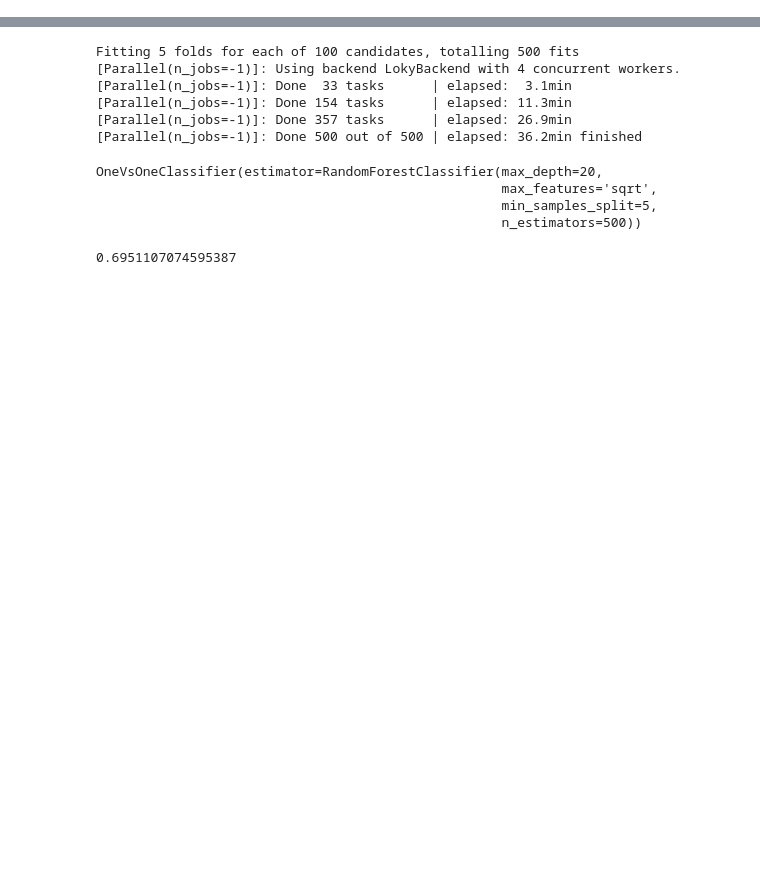
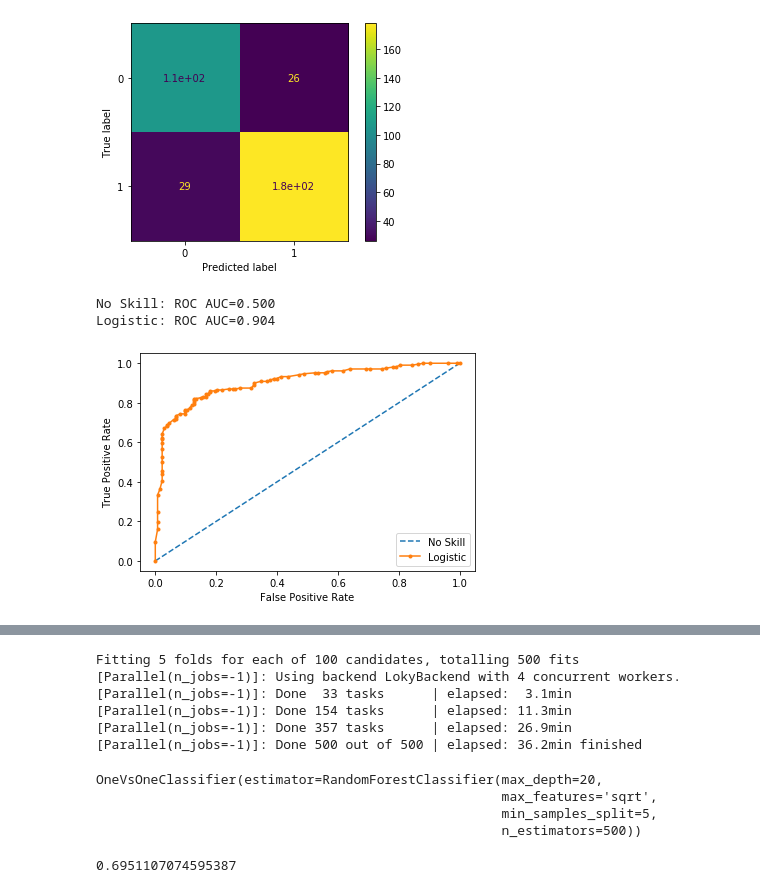
Before and after one commit to teehim/playlist_separator, a Jupyter notebook: track.ipynb, the cells around one changed output, grey strips where cells are left out. Cells and saved outputs as stored; diff of their text form; code cells hidden in the pictures; blank space fills up the shorter version.

```diff
--- a/track.ipynb
+++ b/track.ipynb
@@ -119,49 +118,60 @@ AttributeError: 'numpy.ndarray' object has no attribute 'get'
+# %%
+season = season.astype('category')
+season = season.cat.codes
+track_df_out.drop("season", axis=1, inplace=True)
 # %%
 from sklearn.neighbors import KNeighborsClassifier
 from sklearn.model_selection import train_test_split
-from sklearn.metrics import multilabel_confusion_matrix, plot_confusion_matrix
+from sklearn.metrics import multilabel_confusion_matrix, plot_confusion_matrix, roc_auc_score, roc_curve
+from sklearn.ensemble import RandomForestClassifier
+from matplotlib import pyplot
 
 X_train, X_test, y_train, y_test = train_test_split(track_df_out, season, test_size=0.30, random_state=33)
 ns_probs = [0 for _ in range(len(y_test))]
 # knn = KNeighborsClassifier(algorithm='brute', n_neighbors=95, p=1, weights='distance')
 rf = RandomForestClassifier()
 model = rf.fit(X_train, y_train)
-# lr_probs = model.predict_proba(X_test)
-y_pred = model.predict(X_test)
+lr_probs = model.predict_proba(X_test)
+# y_pred = model.predict(X_test)
 # model.score(X_test, y_test)
 # print(multilabel_confusion_matrix(y_test, y_pred))
-compare = pd.DataFrame({'actual': y_test, 'predict': y_pred})
-compare.to_csv('compare.csv')
-# plot_confusion_matrix(model, y_test, y_pred)
-# plt.show()
-# lr_probs = lr_probs[:, 1]
-# ns_auc = roc_auc_score(y_test, ns_probs)
-# lr_auc = roc_auc_score(y_test, lr_probs)
+# compare = pd.DataFrame({'actual': y_test, 'predict': y_pred})
+# compare.to_csv('compare.csv')
+plot_confusion_matrix(model, X_test, y_test)
+plt.show()
+lr_probs = lr_probs[:, 1]
+ns_auc = roc_auc_score(y_test, ns_probs)
+lr_auc = roc_auc_score(y_test, lr_probs)
 
-# print('No Skill: ROC AUC=%.3f' % (ns_auc))
-# print('Logistic: ROC AUC=%.3f' % (lr_auc))
+print('No Skill: ROC AUC=%.3f' % (ns_auc))
+print('Logistic: ROC AUC=%.3f' % (lr_auc))
 
-# ns_fpr, ns_tpr, _ = roc_curve(y_test, ns_probs)
-# lr_fpr, lr_tpr, _ = roc_curve(y_test, lr_probs)
+ns_fpr, ns_tpr, _ = roc_curve(y_test, ns_probs)
+lr_fpr, lr_tpr, _ = roc_curve(y_test, lr_probs)
 
-# pyplot.plot(ns_fpr, ns_tpr, linestyle='--', label='No Skill')
-# pyplot.plot(lr_fpr, lr_tpr, marker='.', label='Logistic')
+pyplot.plot(ns_fpr, ns_tpr, linestyle='--', label='No Skill')
+pyplot.plot(lr_fpr, lr_tpr, marker='.', label='Logistic')
 
-# pyplot.xlabel('False Positive Rate')
-# pyplot.ylabel('True Positive Rate')
+pyplot.xlabel('False Positive Rate')
+pyplot.ylabel('True Positive Rate')
 
-# pyplot.legend()
+pyplot.legend()
 
-# pyplot.show()
+pyplot.show()
 
 # fdf = pd.DataFrame(rf.feature_importances_, index=X_train.columns, columns=['imp'])
 # fdf = fdf.sort_values(by='imp', ascending=False)
 
 # features = []
 # for feature in zip(X_train.columns, rf.feature_importances_):
 #     features.append(feature[1])
 
 # print(fdf)
+# %% [output]
+[figure, added]
+No Skill: ROC AUC=0.500
+Logistic: ROC AUC=0.904
+[figure, added]
 # %%
 import xgboost as xgb
 X_train, X_test, y_train, y_test = train_test_split(track_df, season, test_size=0.30, random_state=33, stratify=season)
```
Also changed, not shown: parts of 6 cells of this notebook.
